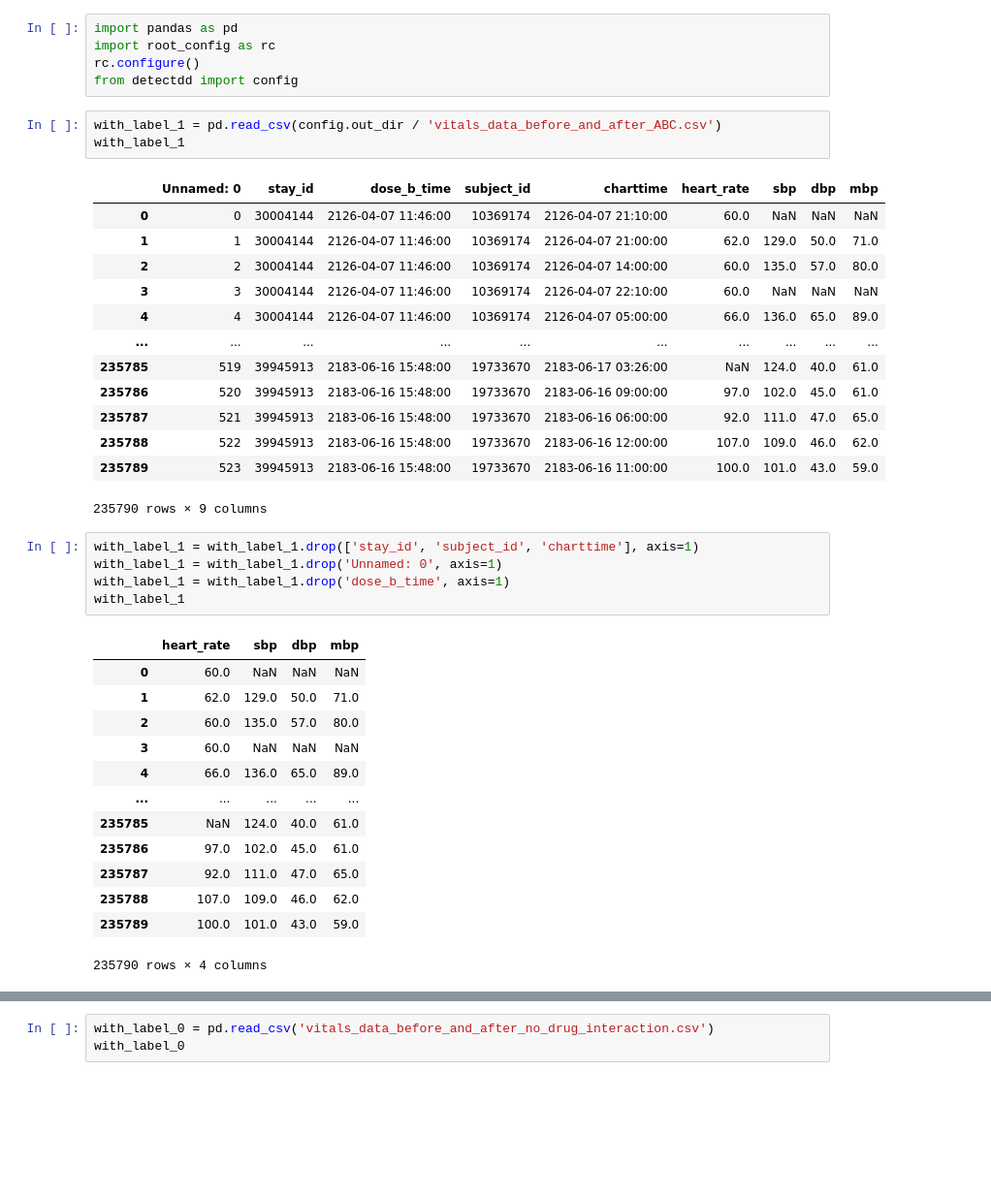
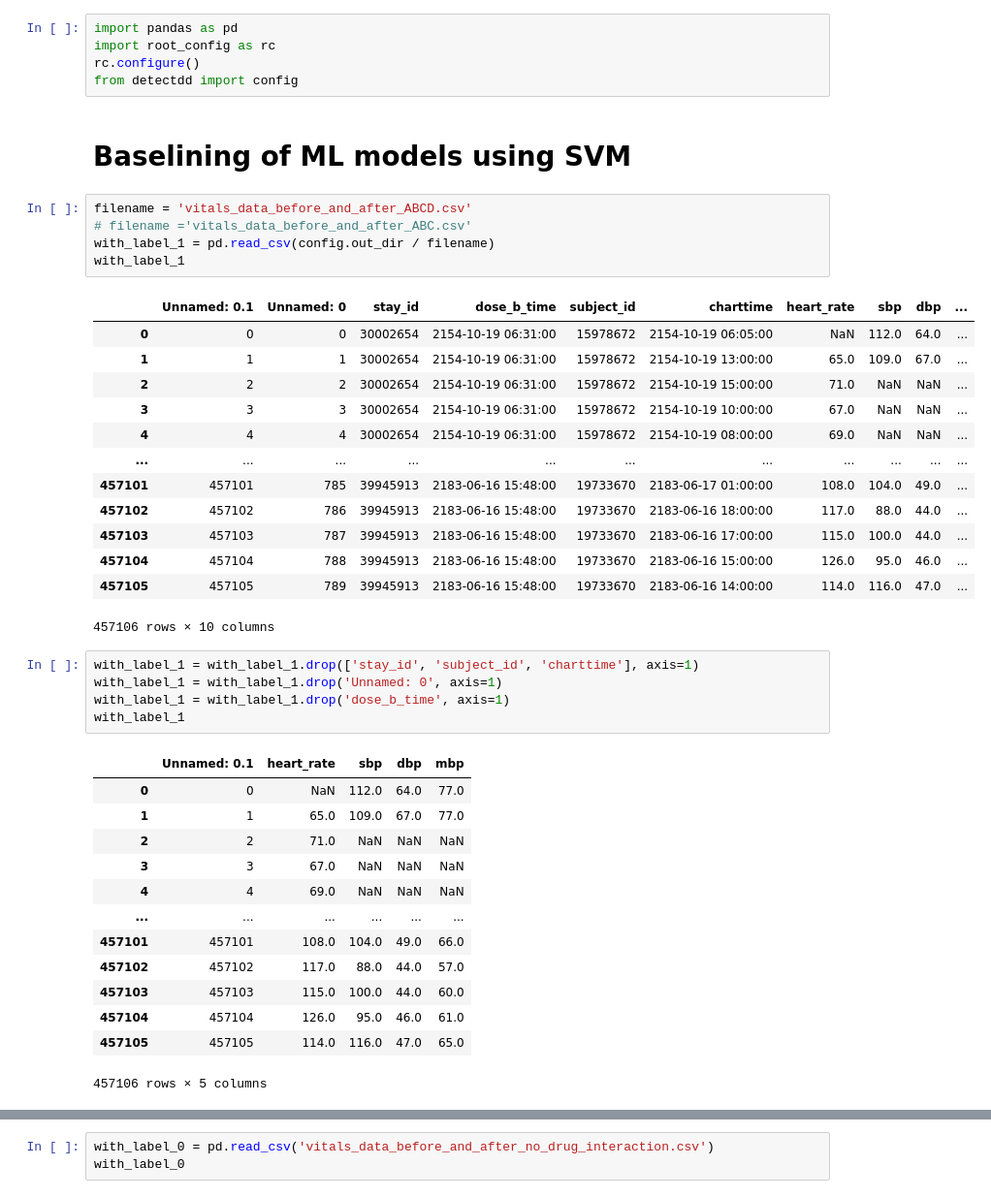
Before and after one commit to stevelan/UniMLHealth-GroupProject, a Jupyter notebook: notebooks/03-SVM-vitals.ipynb, the cells around one changed output, grey strips where cells are left out. Shown at 97% size. Cells and saved outputs as stored; diff of their text form; blank space fills up the shorter version.

```diff
--- a/notebooks/03-SVM-vitals.ipynb
+++ b/notebooks/03-SVM-vitals.ipynb
@@ -3,42 +3,46 @@ import pandas as pd
 import root_config as rc
 rc.configure()
 from detectdd import config
+# %% [markdown]
+# Baselining of ML models using SVM
 # %%
-with_label_1 = pd.read_csv(config.out_dir / 'vitals_data_before_and_after_ABC.csv')
+filename = 'vitals_data_before_and_after_ABCD.csv'
+# filename ='vitals_data_before_and_after_ABC.csv'
+with_label_1 = pd.read_csv(config.out_dir / filename)
 with_label_1
 # %% [output]
-|  | Unnamed: 0 | stay_id | dose_b_time | subject_id | charttime | heart_rate | sbp | dbp | mbp |
-| 0 | 0 | 30004144 | 2126-04-07 11:46:00 | 10369174 | 2126-04-07 21:10:00 | 60.0 | NaN | NaN | NaN |
-| 1 | 1 | 30004144 | 2126-04-07 11:46:00 | 10369174 | 2126-04-07 21:00:00 | 62.0 | 129.0 | 50.0 | 71.0 |
-| 2 | 2 | 30004144 | 2126-04-07 11:46:00 | 10369174 | 2126-04-07 14:00:00 | 60.0 | 135.0 | 57.0 | 80.0 |
-| 3 | 3 | 30004144 | 2126-04-07 11:46:00 | 10369174 | 2126-04-07 22:10:00 | 60.0 | NaN | NaN | NaN |
-| 4 | 4 | 30004144 | 2126-04-07 11:46:00 | 10369174 | 2126-04-07 05:00:00 | 66.0 | 136.0 | 65.0 | 89.0 |
-| ... | ... | ... | ... | ... | ... | ... | ... | ... | ... |
-| 235785 | 519 | 39945913 | 2183-06-16 15:48:00 | 19733670 | 2183-06-17 03:26:00 | NaN | 124.0 | 40.0 | 61.0 |
-| 235786 | 520 | 39945913 | 2183-06-16 15:48:00 | 19733670 | 2183-06-16 09:00:00 | 97.0 | 102.0 | 45.0 | 61.0 |
-| 235787 | 521 | 39945913 | 2183-06-16 15:48:00 | 19733670 | 2183-06-16 06:00:00 | 92.0 | 111.0 | 47.0 | 65.0 |
-| 235788 | 522 | 39945913 | 2183-06-16 15:48:00 | 19733670 | 2183-06-16 12:00:00 | 107.0 | 109.0 | 46.0 | 62.0 |
-| 235789 | 523 | 39945913 | 2183-06-16 15:48:00 | 19733670 | 2183-06-16 11:00:00 | 100.0 | 101.0 | 43.0 | 59.0 |
+|  | Unnamed: 0.1 | Unnamed: 0 | stay_id | dose_b_time | subject_id | charttime | heart_rate | sbp | dbp | ... |
+| 0 | 0 | 0 | 30002654 | 2154-10-19 06:31:00 | 15978672 | 2154-10-19 06:05:00 | NaN | 112.0 | 64.0 | ... |
+| 1 | 1 | 1 | 30002654 | 2154-10-19 06:31:00 | 15978672 | 2154-10-19 13:00:00 | 65.0 | 109.0 | 67.0 | ... |
+| 2 | 2 | 2 | 30002654 | 2154-10-19 06:31:00 | 15978672 | 2154-10-19 15:00:00 | 71.0 | NaN | NaN | ... |
+| 3 | 3 | 3 | 30002654 | 2154-10-19 06:31:00 | 15978672 | 2154-10-19 10:00:00 | 67.0 | NaN | NaN | ... |
+| 4 | 4 | 4 | 30002654 | 2154-10-19 06:31:00 | 15978672 | 2154-10-19 08:00:00 | 69.0 | NaN | NaN | ... |
+| ... | ... | ... | ... | ... | ... | ... | ... | ... | ... | ... |
+| 457101 | 457101 | 785 | 39945913 | 2183-06-16 15:48:00 | 19733670 | 2183-06-17 01:00:00 | 108.0 | 104.0 | 49.0 | ... |
+| 457102 | 457102 | 786 | 39945913 | 2183-06-16 15:48:00 | 19733670 | 2183-06-16 18:00:00 | 117.0 | 88.0 | 44.0 | ... |
+| 457103 | 457103 | 787 | 39945913 | 2183-06-16 15:48:00 | 19733670 | 2183-06-16 17:00:00 | 115.0 | 100.0 | 44.0 | ... |
+| 457104 | 457104 | 788 | 39945913 | 2183-06-16 15:48:00 | 19733670 | 2183-06-16 15:00:00 | 126.0 | 95.0 | 46.0 | ... |
+| 457105 | 457105 | 789 | 39945913 | 2183-06-16 15:48:00 | 19733670 | 2183-06-16 14:00:00 | 114.0 | 116.0 | 47.0 | ... |
-235790 rows × 9 columns
+457106 rows × 10 columns
 # %%
 with_label_1 = with_label_1.drop(['stay_id', 'subject_id', 'charttime'], axis=1)
 with_label_1 = with_label_1.drop('Unnamed: 0', axis=1)
 with_label_1 = with_label_1.drop('dose_b_time', axis=1)
 with_label_1
 # %% [output]
-|  | heart_rate | sbp | dbp | mbp |
-| 0 | 60.0 | NaN | NaN | NaN |
-| 1 | 62.0 | 129.0 | 50.0 | 71.0 |
-| 2 | 60.0 | 135.0 | 57.0 | 80.0 |
-| 3 | 60.0 | NaN | NaN | NaN |
-| 4 | 66.0 | 136.0 | 65.0 | 89.0 |
-| ... | ... | ... | ... | ... |
-| 235785 | NaN | 124.0 | 40.0 | 61.0 |
-| 235786 | 97.0 | 102.0 | 45.0 | 61.0 |
-| 235787 | 92.0 | 111.0 | 47.0 | 65.0 |
-| 235788 | 107.0 | 109.0 | 46.0 | 62.0 |
-| 235789 | 100.0 | 101.0 | 43.0 | 59.0 |
+|  | Unnamed: 0.1 | heart_rate | sbp | dbp | mbp |
+| 0 | 0 | NaN | 112.0 | 64.0 | 77.0 |
+| 1 | 1 | 65.0 | 109.0 | 67.0 | 77.0 |
+| 2 | 2 | 71.0 | NaN | NaN | NaN |
+| 3 | 3 | 67.0 | NaN | NaN | NaN |
+| 4 | 4 | 69.0 | NaN | NaN | NaN |
+| ... | ... | ... | ... | ... | ... |
+| 457101 | 457101 | 108.0 | 104.0 | 49.0 | 66.0 |
+| 457102 | 457102 | 117.0 | 88.0 | 44.0 | 57.0 |
+| 457103 | 457103 | 115.0 | 100.0 | 44.0 | 60.0 |
+| 457104 | 457104 | 126.0 | 95.0 | 46.0 | 61.0 |
+| 457105 | 457105 | 114.0 | 116.0 | 47.0 | 65.0 |
-235790 rows × 4 columns
+457106 rows × 5 columns
 # %%
 with_label_1['label'] = 1
 with_label_1
```
Also changed, not shown: parts of 9 cells of this notebook.
